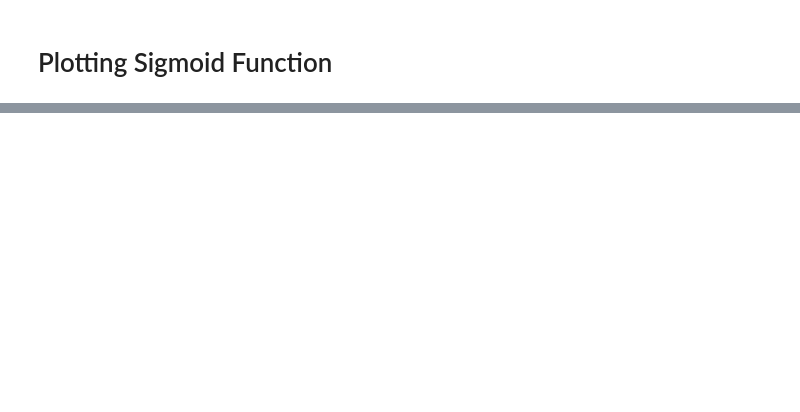
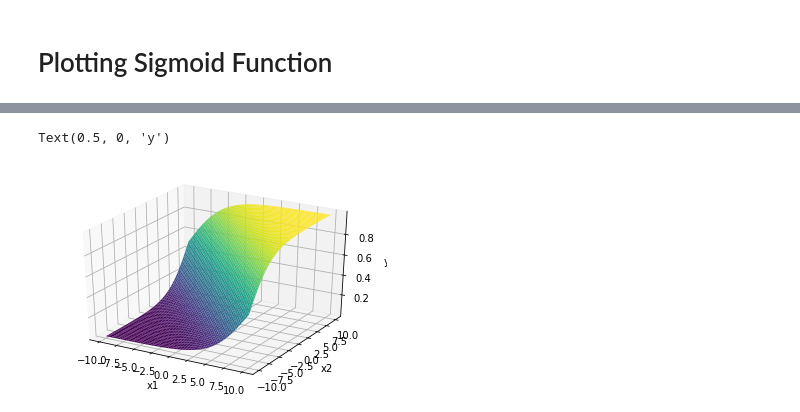
Before and after one commit to h1mmeister/Sigmoid_Neuron, a Jupyter notebook: Sigmoid_Nueron.ipynb, the cells around one changed output, grey strips where cells are left out. Drawn from its saved outputs; the diff is of its cells as text; code cells hidden in the pictures; blank space fills up the shorter version.

```diff
--- a/Sigmoid_Nueron.ipynb
+++ b/Sigmoid_Nueron.ipynb
@@ -22,0 +20,3 @@ plt.show()
+# %%
+def sigmoid_2d(x1, x2, w1, w2, b):
+  return 1/(1 + np.exp(-(x1*w1 + x2*w2 + b)))
@@ -22,0 +34,15 @@ plt.show()
+# %%
+w1 = 0.4
+w2 = 0.4
+b = 0
+Y = sigmoid_2d(X1, X2, w1, w2, b)
+# %%
+fig = plt.figure()
+ax = plt.axes(projection = "3d")
+ax.plot_surface(X1, X2, Y, cmap = "viridis")
+ax.set_xlabel("x1")
+ax.set_ylabel("x2")
+ax.set_zlabel("y")
+# %% [output]
+Text(0.5, 0, 'y')
+[figure, added]
```
Also changed, not shown: parts of 7 cells of this notebook.
